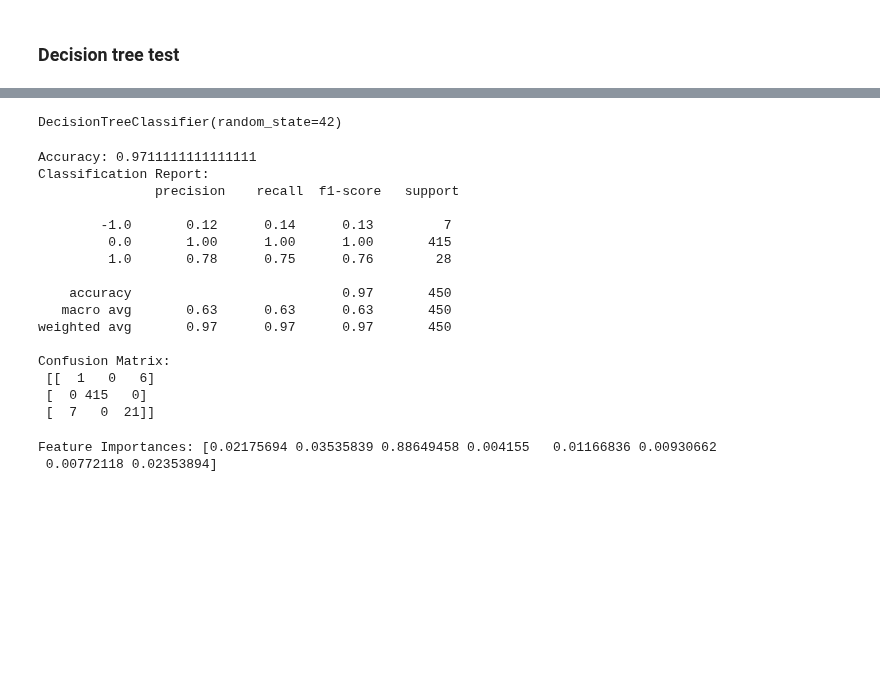
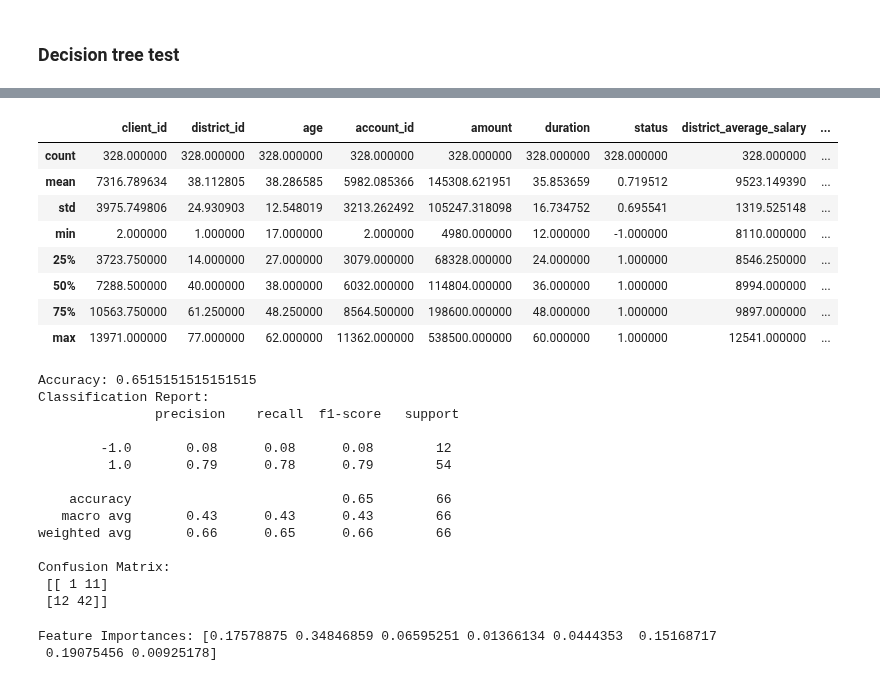
Before and after one commit to DanielaTomas/FCUP-DM1, a Jupyter notebook: DM1.ipynb, the cells around one changed output, grey strips where cells are left out. Saved outputs shown, nothing was run; the diff lists cells and outputs as text; code cells hidden in the pictures; blank space fills up the shorter version.

```diff
--- a/DM1.ipynb
+++ b/DM1.ipynb
@@ -753,17 +875,29 @@ client.head()
 # %%
 from sklearn.model_selection import train_test_split
 from sklearn.tree import DecisionTreeClassifier
 from sklearn.metrics import accuracy_score, classification_report, confusion_matrix
 
-X = client[['age' , 'amount', 'duration', 'district_average_salary' , 'unemployment_growth' , 'commited_crimes_growth' , 'entrepreneurs_percentage', 'urban_population_density',]]
-y = client['status']
+clients_with_loans = client[client['status'].isin([1,-1])].copy()
 
-X_train, X_test, y_train, y_test = train_test_split(X, y, test_size=0.1, random_state=42)
+X = clients_with_loans[['age' , 'amount', 'duration', 'district_average_salary' , 'unemployment_growth' , 'commited_crimes_growth' , 'entrepreneurs_percentage', 'urban_population_density',]]
+y = clients_with_loans['status']
+
+X_train, X_test, y_train, y_test = train_test_split(X, y, test_size=0.2, random_state=42)
 
 model = DecisionTreeClassifier(random_state=42)
 model.fit(X_train, y_train)
+
+clients_with_loans.describe()
 # %% [output]
-DecisionTreeClassifier(random_state=42)
+|  | client_id | district_id | age | account_id | amount | duration | status | district_average_salary | ... |
+| count | 328.000000 | 328.000000 | 328.000000 | 328.000000 | 328.000000 | 328.000000 | 328.000000 | 328.000000 | ... |
+| mean | 7316.789634 | 38.112805 | 38.286585 | 5982.085366 | 145308.621951 | 35.853659 | 0.719512 | 9523.149390 | ... |
+| std | 3975.749806 | 24.930903 | 12.548019 | 3213.262492 | 105247.318098 | 16.734752 | 0.695541 | 1319.525148 | ... |
+| min | 2.000000 | 1.000000 | 17.000000 | 2.000000 | 4980.000000 | 12.000000 | -1.000000 | 8110.000000 | ... |
+| 25% | 3723.750000 | 14.000000 | 27.000000 | 3079.000000 | 68328.000000 | 24.000000 | 1.000000 | 8546.250000 | ... |
+| 50% | 7288.500000 | 40.000000 | 38.000000 | 6032.000000 | 114804.000000 | 36.000000 | 1.000000 | 8994.000000 | ... |
+| 75% | 10563.750000 | 61.250000 | 48.250000 | 8564.500000 | 198600.000000 | 48.000000 | 1.000000 | 9897.000000 | ... |
+| max | 13971.000000 | 77.000000 | 62.000000 | 11362.000000 | 538500.000000 | 60.000000 | 1.000000 | 12541.000000 | ... |
 # %%
 y_pred = model.predict(X_test)
 
@@ -771,25 +905,23 @@ print("Accuracy:", accuracy_score(y_test, y_pred))
 print("Classification Report:\n", classification_report(y_test, y_pred))
 print("Confusion Matrix:\n", confusion_matrix(y_test, y_pred))
 # %% [output]
-Accuracy: 0.9711111111111111
+Accuracy: 0.6515151515151515
 Classification Report:
                precision    recall  f1-score   support
 
-        -1.0       0.12      0.14      0.13         7
-         0.0       1.00      1.00      1.00       415
-         1.0       0.78      0.75      0.76        28
+        -1.0       0.08      0.08      0.08        12
+         1.0       0.79      0.78      0.79        54
 
-    accuracy                           0.97       450
-   macro avg       0.63      0.63      0.63       450
-weighted avg       0.97      0.97      0.97       450
+    accuracy                           0.65        66
+   macro avg       0.43      0.43      0.43        66
+weighted avg       0.66      0.65      0.66        66
 
 Confusion Matrix:
- [[  1   0   6]
- [  0 415   0]
- [  7   0  21]]
+ [[ 1 11]
+ [12 42]]
 # %%
 feature_importances = model.feature_importances_
 print("Feature Importances:", feature_importances)
 # %% [output]
-Feature Importances: [0.02175694 0.03535839 0.88649458 0.004155   0.01166836 0.00930662
- 0.00772118 0.02353894]
+Feature Importances: [0.17578875 0.34846859 0.06595251 0.01366134 0.0444353  0.15168717
+ 0.19075456 0.00925178]
```
Also changed, not shown: parts of 46 cells of this notebook.
